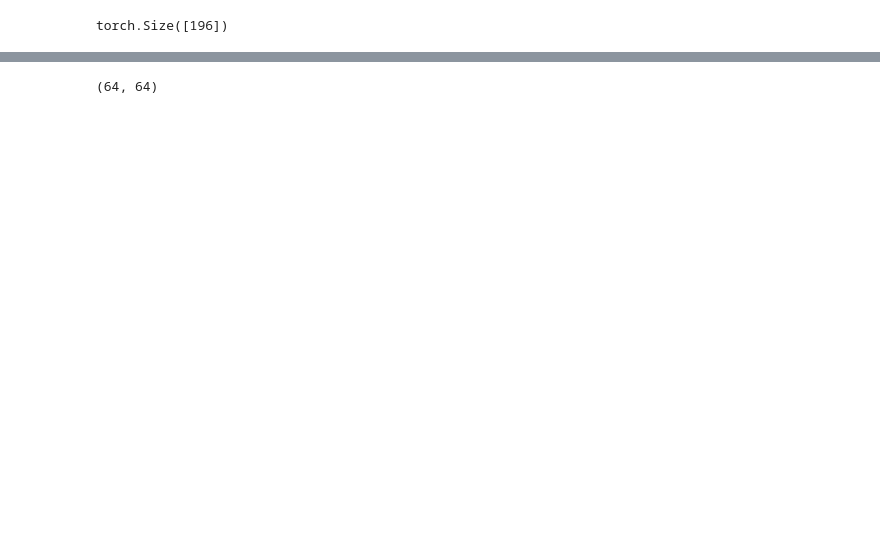
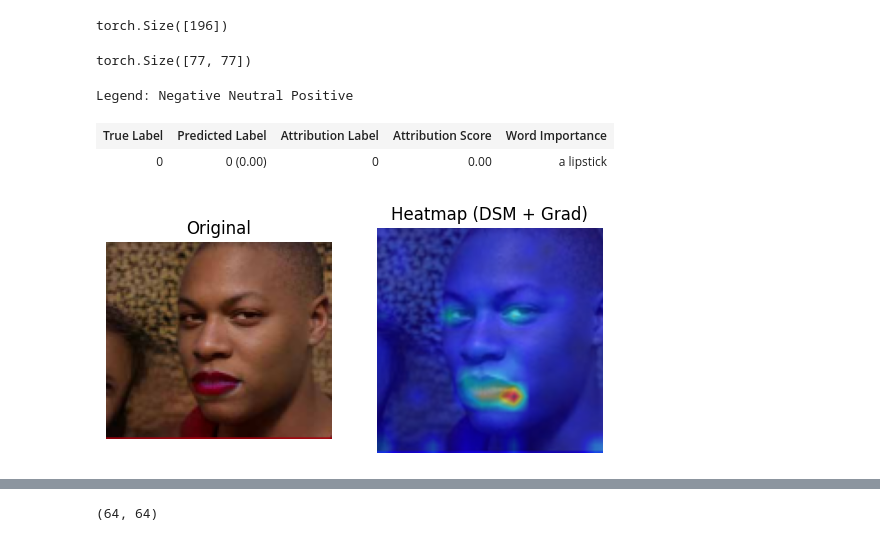
Before and after one commit to shiv2110/Transformer-MM-Explainability, a Jupyter notebook: test_clip.ipynb, the cells around one changed output, grey strips where cells are left out. Drawn from its saved outputs; the diff is of its cells as text; code cells hidden in the pictures; blank space fills up the shorter version.

```diff
--- a/test_clip.ipynb
+++ b/test_clip.ipynb
@@ -216 +192,55 @@ image_relevance = (image_relevance - image_relevance.min()) / (image_relevance.m
+# %%
+def show_image_relevance(image_relevance, image, orig_image):
+    # create heatmap from mask on image
+    def show_cam_on_image(img, mask):
+        heatmap = cv2.applyColorMap(np.uint8(255 * mask), cv2.COLORMAP_JET)
+        heatmap = np.float32(heatmap) / 255
+        cam = heatmap + np.float32(img)
+        cam = cam / np.max(cam)
+        return cam
+
+    fig, axs = plt.subplots(1, 2)
+    axs[0].imshow(orig_image)
+    axs[0].set_title("Original")
+    axs[0].axis('off')
+
+    dim = int(image_relevance.numel() ** 0.5)
+    image_relevance = image_relevance.reshape(1, 1, dim, dim)
+    image_relevance = torch.nn.functional.interpolate(image_relevance, size=224, mode='bilinear')
+    image_relevance = image_relevance.reshape(224, 224).cuda().data.cpu().numpy()
+    image_relevance = (image_relevance - image_relevance.min()) / (image_relevance.max() - image_relevance.min())
+    image = image[0].permute(1, 2, 0).data.cpu().numpy()
+    image = (image - image.min()) / (image.max() - image.min())
+    vis = show_cam_on_image(image, image_relevance)
+    vis = np.uint8(255 * vis)
+    vis = cv2.cvtColor(np.array(vis), cv2.COLOR_RGB2BGR)
+    axs[1].imshow(vis)
+    axs[1].set_title("Heatmap (DSM + Grad)")
+    axs[1].axis('off')
+# %%
+from CLIP.clip.simple_tokenizer import SimpleTokenizer as _Tokenizer
+_tokenizer = _Tokenizer()
+
+def show_heatmap_on_text(text, text_encoding, R_text):
+  CLS_idx = text_encoding.argmax(dim=-1)
+  R_text = R_text[CLS_idx, 1:CLS_idx]
+  text_scores = R_text / R_text.sum()
+  text_scores = text_scores.flatten()
+  # print(text_scores)
+  text_tokens=_tokenizer.encode(text)
+  text_tokens_decoded=[_tokenizer.decode([a]) for a in text_tokens]
+  vis_data_records = [visualization.VisualizationDataRecord(text_scores,0,0,0,0,0,text_tokens_decoded,1)]
+  visualization.visualize_text(vis_data_records)
+# %%
+text_relevance.size()
+# %% [output]
+torch.Size([77, 77])
+# %%
+show_heatmap_on_text(texts[0], text[0], text_relevance)
+show_image_relevance(image_relevance, image, orig_image=Image.open(image_path))
+# %% [output]
+Legend: Negative Neutral Positive
+| True Label | Predicted Label | Attribution Label | Attribution Score | Word Importance |
+| 0 | 0 (0.00) | 0 | 0.00 | a lipstick |
+[figure, added]
 # %%
```
Also changed, not shown: parts of 23 cells of this notebook, 40 other files.
